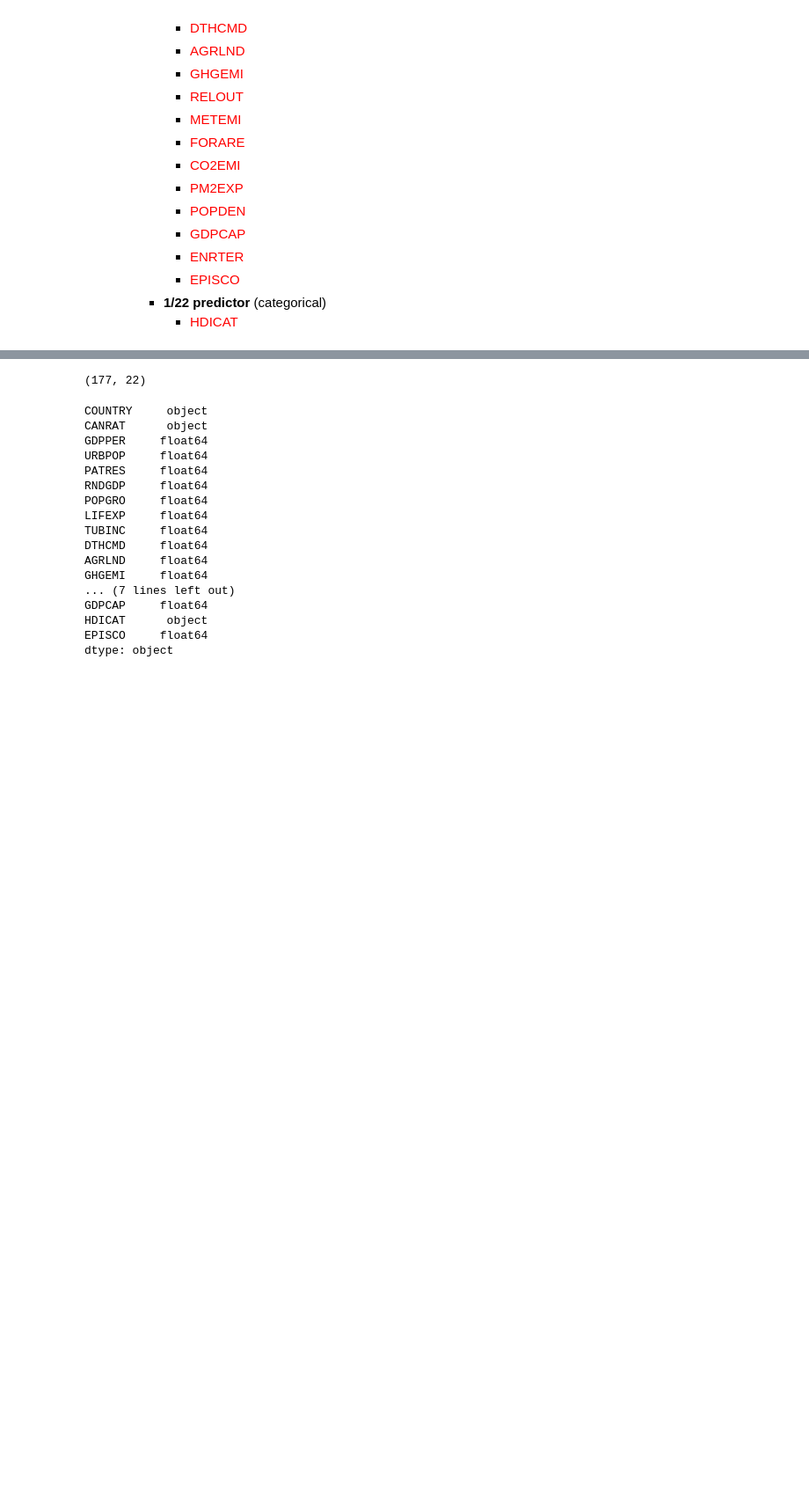
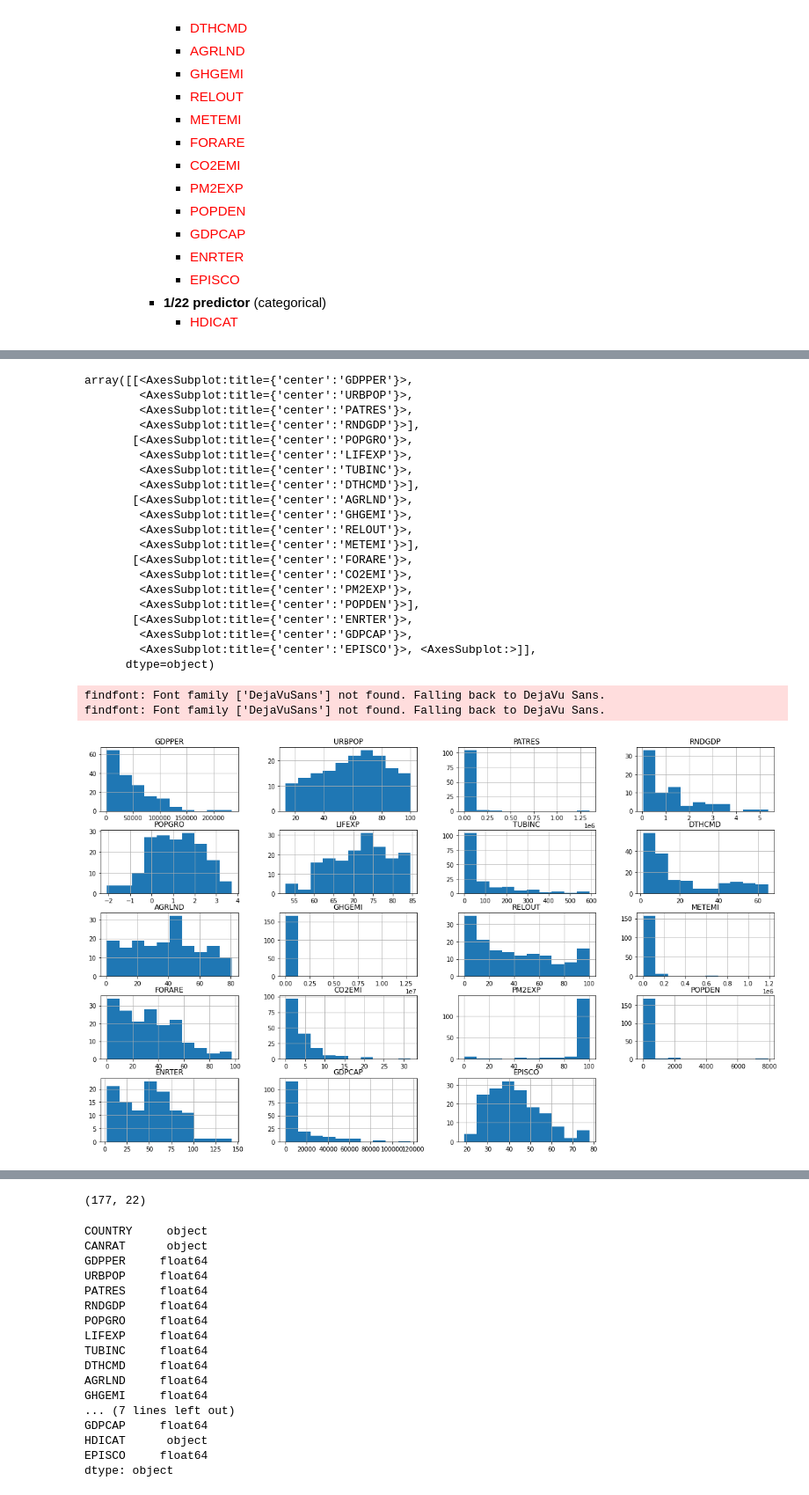
Before and after one commit to dzulaisar/machine-learning, a Jupyter notebook: PYTHON/prediction/classification-ml.ipynb, the cells around one changed output, grey strips where cells are left out. Shown at 88% size. Saved outputs shown, nothing was run; the diff lists cells and outputs as text; code cells hidden in the pictures; blank space fills up the shorter version.

```diff
--- a/PYTHON/prediction/classification-ml.ipynb
+++ b/PYTHON/prediction/classification-ml.ipynb
@@ -173,3 +210,8 @@ from sklearn.ensemble import StackingClassifier
+# %%
+import pandas as pd
+from ydata_profiling import ProfileReport
+import matplotlib.pyplot as plt
+plt.rcParams['font.family'] = 'DejaVuSans'
 # %%
 # read dataset
 cancer_rate = pd.read_csv('CategoricalCancerRates.csv')
@@ -175,0 +250,26 @@ cancer_rate = pd.read_csv('CategoricalCancerRates.csv')
+# %%
+cancer_rate.hist(figsize=(20,12))
+# %% [output]
+array([[<AxesSubplot:title={'center':'GDPPER'}>,
+        <AxesSubplot:title={'center':'URBPOP'}>,
+        <AxesSubplot:title={'center':'PATRES'}>,
+        <AxesSubplot:title={'center':'RNDGDP'}>],
+       [<AxesSubplot:title={'center':'POPGRO'}>,
+        <AxesSubplot:title={'center':'LIFEXP'}>,
+        <AxesSubplot:title={'center':'TUBINC'}>,
+        <AxesSubplot:title={'center':'DTHCMD'}>],
+       [<AxesSubplot:title={'center':'AGRLND'}>,
+        <AxesSubplot:title={'center':'GHGEMI'}>,
+        <AxesSubplot:title={'center':'RELOUT'}>,
+        <AxesSubplot:title={'center':'METEMI'}>],
+       [<AxesSubplot:title={'center':'FORARE'}>,
+        <AxesSubplot:title={'center':'CO2EMI'}>,
+        <AxesSubplot:title={'center':'PM2EXP'}>,
+        <AxesSubplot:title={'center':'POPDEN'}>],
+       [<AxesSubplot:title={'center':'ENRTER'}>,
+        <AxesSubplot:title={'center':'GDPCAP'}>,
+        <AxesSubplot:title={'center':'EPISCO'}>, <AxesSubplot:>]],
+      dtype=object)
+findfont: Font family ['DejaVuSans'] not found. Falling back to DejaVu Sans.
+findfont: Font family ['DejaVuSans'] not found. Falling back to DejaVu Sans.
+[figure, added]
```
Also changed, not shown: parts of 6 cells of this notebook, 10 other files.
